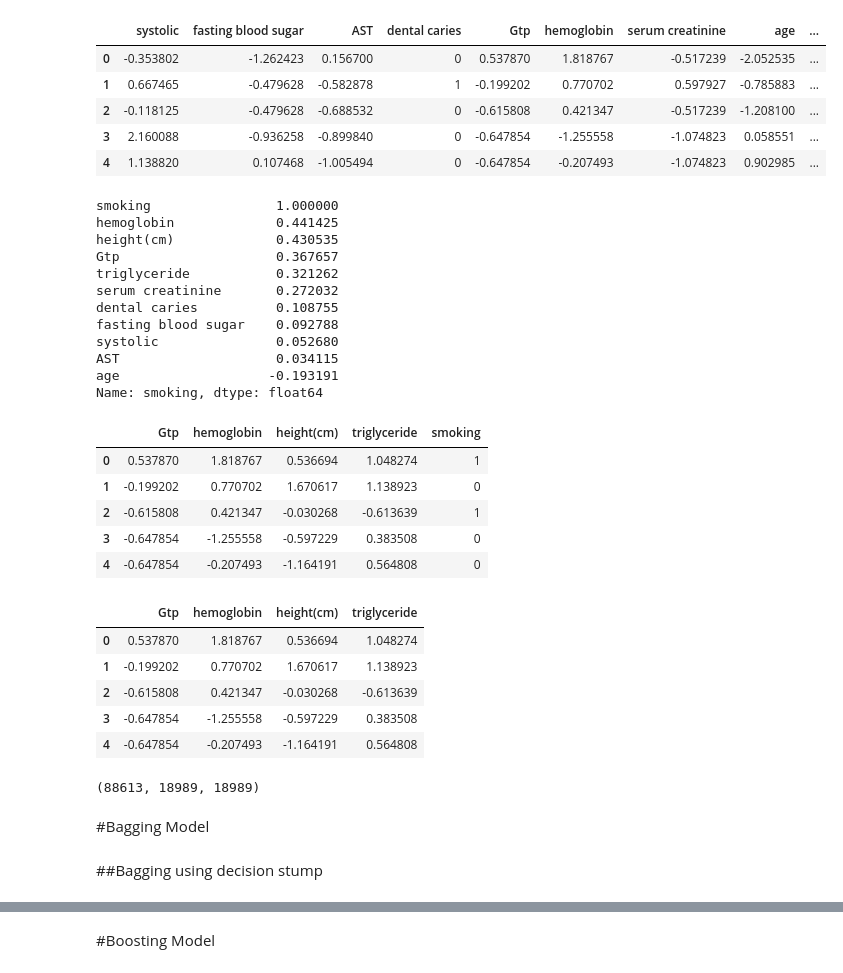
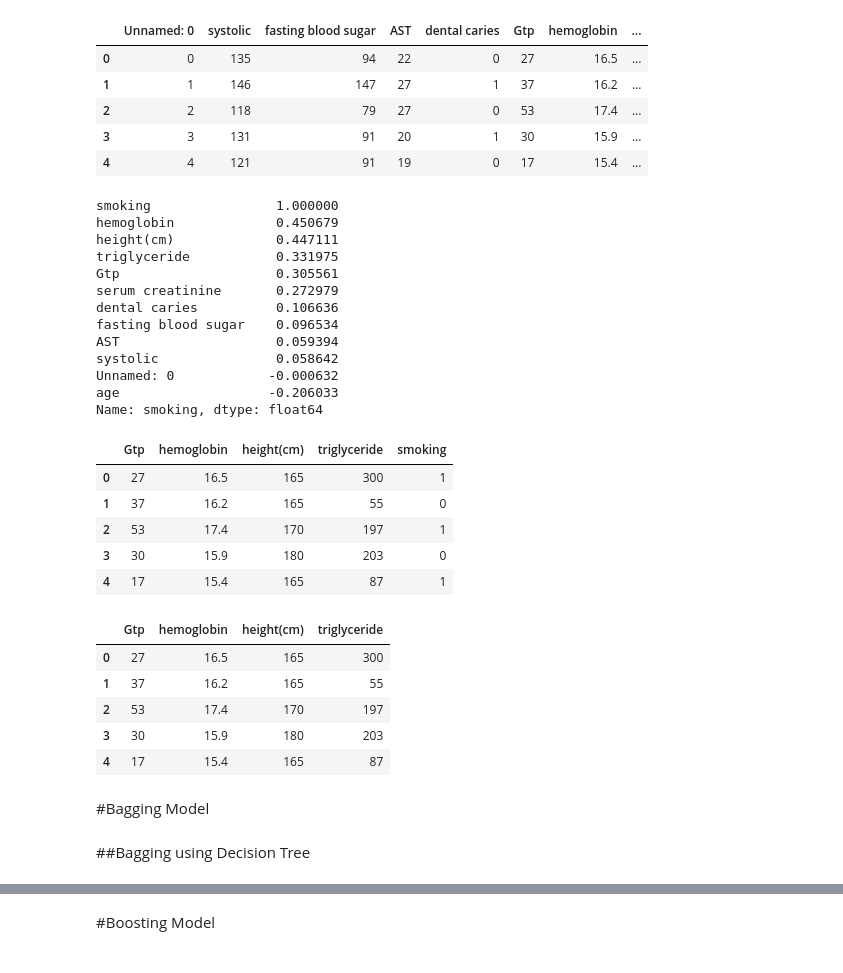
Before and after one commit to Asser146/ML-Assignments, a Jupyter notebook: Assignment3_Bagging_Boosting/Models.ipynb, the cells around one changed output, grey strips where cells are left out. Drawn from its saved outputs; the diff is of its cells as text; code cells hidden in the pictures.

```diff
--- a/Assignment3_Bagging_Boosting/Models.ipynb
+++ b/Assignment3_Bagging_Boosting/Models.ipynb
@@ -16,14 +15,13 @@ import pandas as pd
 # %%
-data = pd.read_csv('/content/drive/MyDrive/colab_files/ML Assignment 3/output.csv')
-# del data['Unnamed: 0']
+data = pd.read_csv('/content/your_data.csv')
 data.head(5)
 # %% [output]
-|  | systolic | fasting blood sugar | AST | dental caries | Gtp | hemoglobin | serum creatinine | age | ... |
-| 0 | -0.353802 | -1.262423 | 0.156700 | 0 | 0.537870 | 1.818767 | -0.517239 | -2.052535 | ... |
-| 1 | 0.667465 | -0.479628 | -0.582878 | 1 | -0.199202 | 0.770702 | 0.597927 | -0.785883 | ... |
-| 2 | -0.118125 | -0.479628 | -0.688532 | 0 | -0.615808 | 0.421347 | -0.517239 | -1.208100 | ... |
-| 3 | 2.160088 | -0.936258 | -0.899840 | 0 | -0.647854 | -1.255558 | -1.074823 | 0.058551 | ... |
-| 4 | 1.138820 | 0.107468 | -1.005494 | 0 | -0.647854 | -0.207493 | -1.074823 | 0.902985 | ... |
+|  | Unnamed: 0 | systolic | fasting blood sugar | AST | dental caries | Gtp | hemoglobin | ... |
+| 0 | 0 | 135 | 94 | 22 | 0 | 27 | 16.5 | ... |
+| 1 | 1 | 146 | 147 | 27 | 1 | 37 | 16.2 | ... |
+| 2 | 2 | 118 | 79 | 27 | 0 | 53 | 17.4 | ... |
+| 3 | 3 | 131 | 91 | 20 | 1 | 30 | 15.9 | ... |
+| 4 | 4 | 121 | 91 | 19 | 0 | 17 | 15.4 | ... |
 # %%
 # Assuming df is your DataFrame and 'target' is the column name of the target variable
 correlation_matrix = data.corr()
@@ -33,16 +31,17 @@ correlation_with_target = correlation_matrix['smoking'].sort_values(ascending=Fa
 print(correlation_with_target)
 # %% [output]
 smoking                1.000000
-hemoglobin             0.441425
-height(cm)             0.430535
-Gtp                    0.367657
-triglyceride           0.321262
-serum creatinine       0.272032
-dental caries          0.108755
-fasting blood sugar    0.092788
-systolic               0.052680
-AST                    0.034115
-age                   -0.193191
+hemoglobin             0.450679
+height(cm)             0.447111
+triglyceride           0.331975
+Gtp                    0.305561
+serum creatinine       0.272979
+dental caries          0.106636
+fasting blood sugar    0.096534
+AST                    0.059394
+systolic               0.058642
+Unnamed: 0            -0.000632
+age                   -0.206033
 Name: smoking, dtype: float64
 # %%
 threshold = 0.3
@@ -56,32 +55,29 @@ df_filtered = data.drop(low_correlation_features, axis=1)
 df_filtered.head(5)
 # %% [output]
 |  | Gtp | hemoglobin | height(cm) | triglyceride | smoking |
-| 0 | 0.537870 | 1.818767 | 0.536694 | 1.048274 | 1 |
-| 1 | -0.199202 | 0.770702 | 1.670617 | 1.138923 | 0 |
-| 2 | -0.615808 | 0.421347 | -0.030268 | -0.613639 | 1 |
-| 3 | -0.647854 | -1.255558 | -0.597229 | 0.383508 | 0 |
-| 4 | -0.647854 | -0.207493 | -1.164191 | 0.564808 | 0 |
+| 0 | 27 | 16.5 | 165 | 300 | 1 |
+| 1 | 37 | 16.2 | 165 | 55 | 0 |
+| 2 | 53 | 17.4 | 170 | 197 | 1 |
+| 3 | 30 | 15.9 | 180 | 203 | 0 |
+| 4 | 17 | 15.4 | 165 | 87 | 1 |
 # %%
 x = df_filtered.drop(columns = 'smoking')
 y = df_filtered['smoking']
 x.head(5)
 # %% [output]
 |  | Gtp | hemoglobin | height(cm) | triglyceride |
-| 0 | 0.537870 | 1.818767 | 0.536694 | 1.048274 |
-| 1 | -0.199202 | 0.770702 | 1.670617 | 1.138923 |
-| 2 | -0.615808 | 0.421347 | -0.030268 | -0.613639 |
-| 3 | -0.647854 | -1.255558 | -0.597229 | 0.383508 |
-| 4 | -0.647854 | -0.207493 | -1.164191 | 0.564808 |
+| 0 | 27 | 16.5 | 165 | 300 |
+| 1 | 37 | 16.2 | 165 | 55 |
+| 2 | 53 | 17.4 | 170 | 197 |
+| 3 | 30 | 15.9 | 180 | 203 |
+| 4 | 17 | 15.4 | 165 | 87 |
 # %%
+
 # Split the data into training and testing sets
-x_train, x_test_val, y_train, y_test_val = train_test_split(x, y, test_size=0.3, random_state=42)
+X_train, x_test_val, y_train, y_test_val = train_test_split(x, y, test_size=0.3, random_state=42)
 
-x_val, x_test, y_val, y_test = train_test_split(x_test_val, y_test_val, test_size=0.5, random_state=42)
-
-len(x_train),len(x_val),len(x_test)
+X_val, X_test, y_val, y_test = train_test_split(x_test_val, y_test_val, test_size=0.5, random_state=42)
-# %% [output]
-(88613, 18989, 18989)
 # %% [markdown]
 #Bagging Model
 # %% [markdown]
-##Bagging using decision stump
+##Bagging using Decision Tree
```
Also changed, not shown: parts of 15 cells of this notebook, 2 other files.
